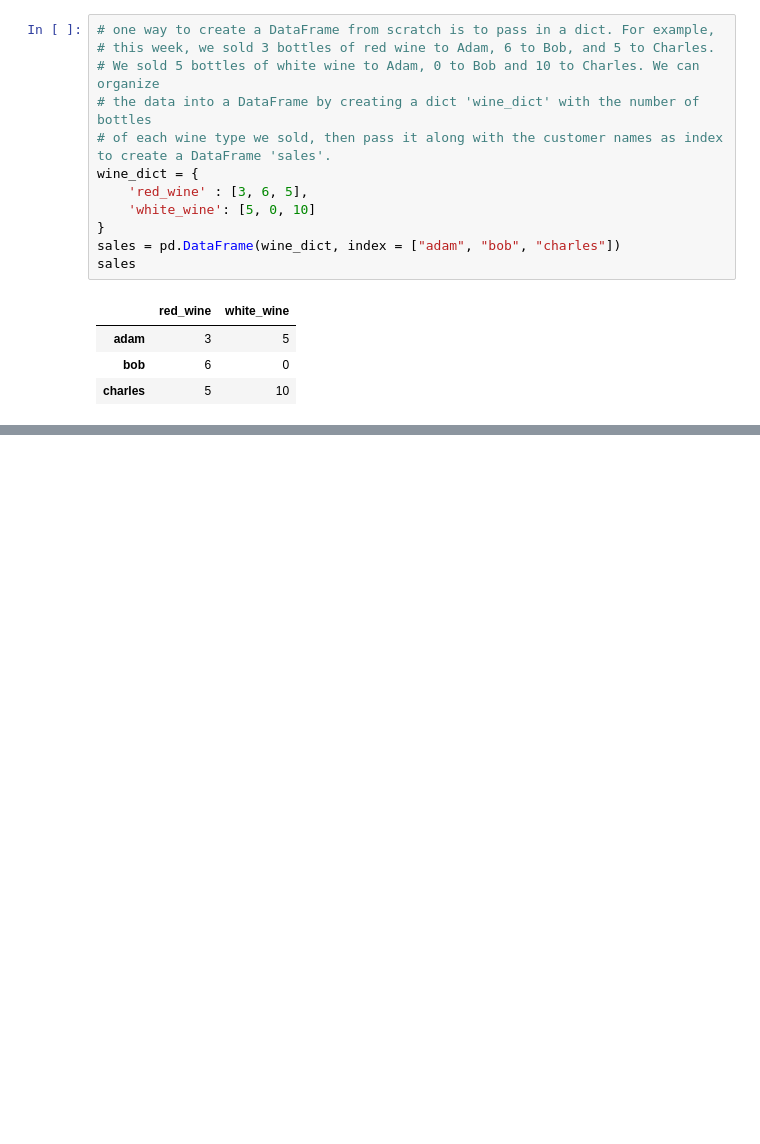
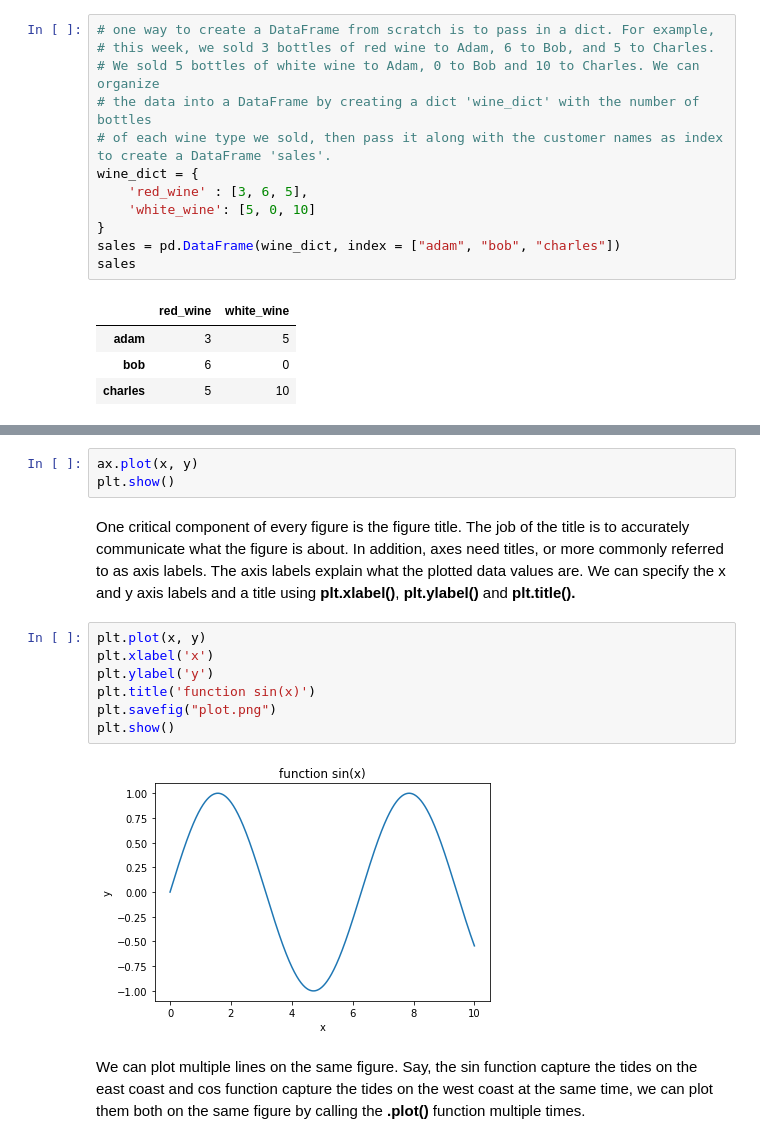
Before and after one commit to Mayar455/Data-Science-, a Jupyter notebook: intro_to_data_science.ipynb, the cells around one changed output, grey strips where cells are left out. Drawn from its saved outputs; the diff is of its cells as text; blank space fills up the shorter version.

```diff
--- a/intro_to_data_science.ipynb
+++ b/intro_to_data_science.ipynb
@@ -230,0 +451,16 @@ sales
+# %%
+ax.plot(x, y)
+plt.show()
+# %% [markdown]
+One critical component of every figure is the figure title. The job of the title is to accurately communicate what the figure is about. In addition, axes need titles, or more commonly referred to as axis labels. The axis labels explain what the plotted data values are. We can specify the x and y axis labels and a title using **plt.xlabel()**, **plt.ylabel()** and **plt.title().**
+# %%
+plt.plot(x, y)
+plt.xlabel('x')
+plt.ylabel('y')
+plt.title('function sin(x)')
+plt.savefig("plot.png")
+plt.show()
+# %% [output]
+[figure, added]
+# %% [markdown]
+We can plot multiple lines on the same figure. Say, the sin function capture the tides on the east coast and cos function capture the tides on the west coast at the same time, we can plot them both on the same figure by calling the **.plot()** function multiple times.
```
Also changed, not shown: parts of 63 cells of this notebook.
